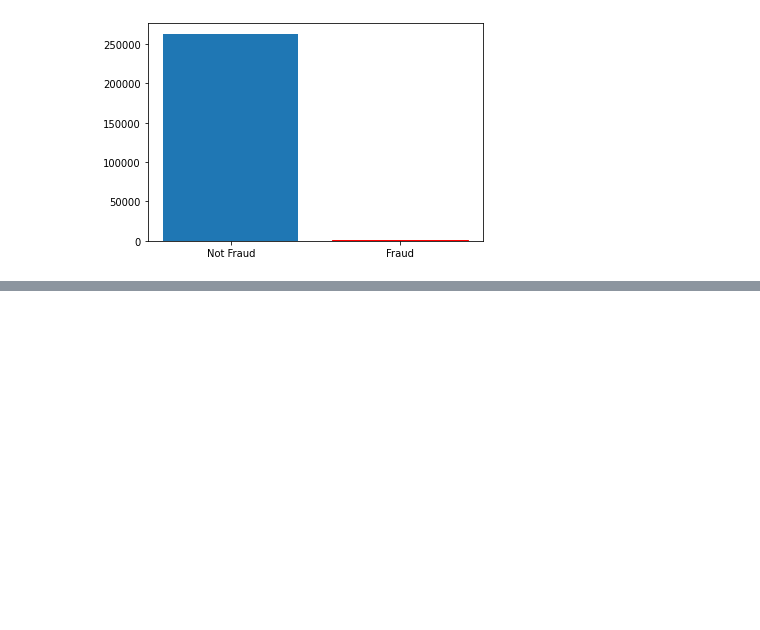
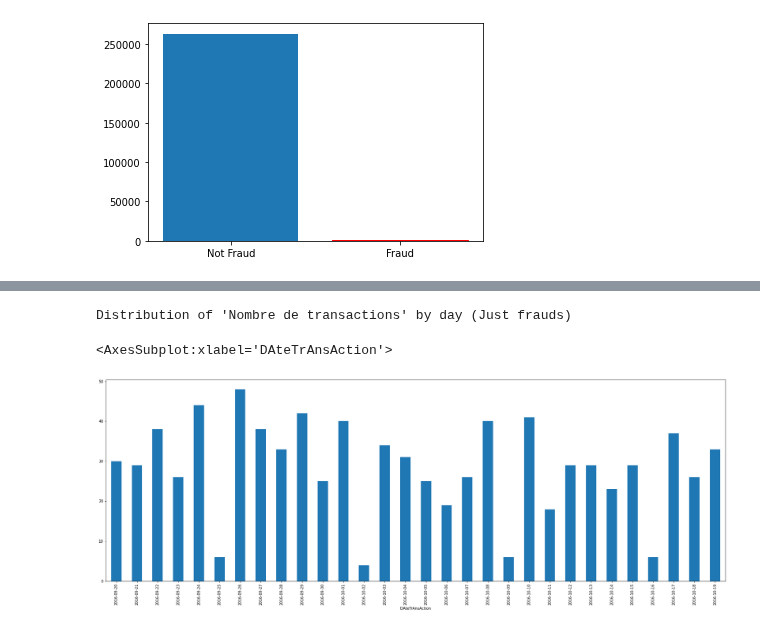
Before and after one commit to juan-kabbali/fraud-detection, a Jupyter notebook: main.ipynb, the cells around one changed output, grey strips where cells are left out. Cells and saved outputs as stored; diff of their text form; code cells hidden in the pictures; blank space fills up the shorter version.

```diff
--- a/main.ipynb
+++ b/main.ipynb
@@ -108,0 +116,8 @@ ValueError: hist method requires numerical columns, nothing to plot.
+# %%
+plt.figure(figsize=(30,10))
+print("Distribution of 'Nombre de transactions' by day (Just frauds)")
+df_frauds['MontAnt'].groupby([df['DAteTrAnsAction'].dt.to_period('D')]).count().plot(kind='bar')
+# %% [output]
+Distribution of 'Nombre de transactions' by day (Just frauds)
+<AxesSubplot:xlabel='DAteTrAnsAction'>
+[figure, added]
```
Also changed, not shown: parts of 14 cells of this notebook.
